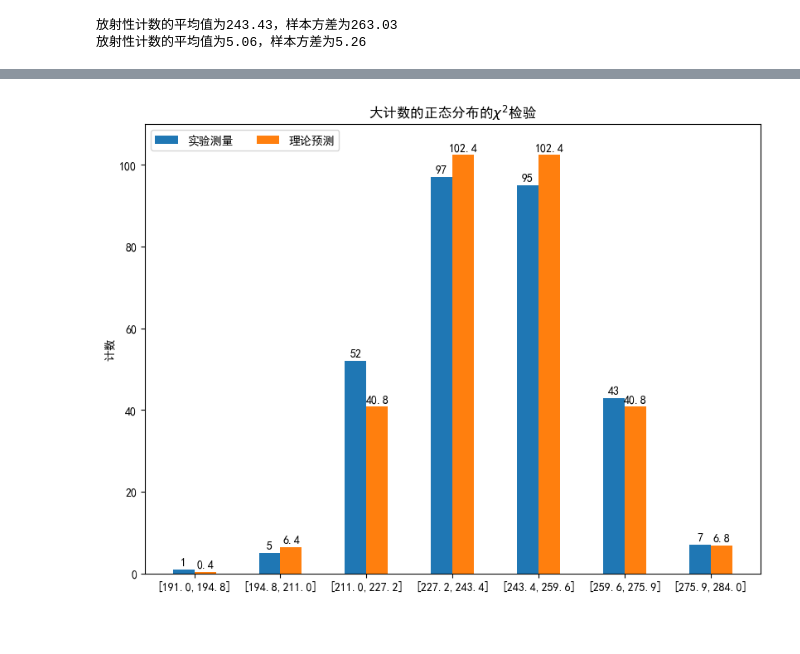
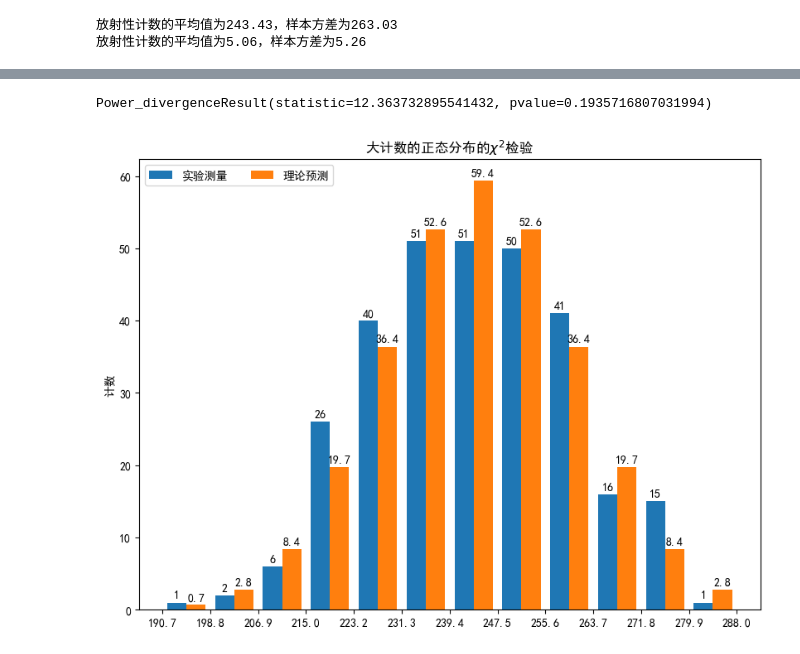
Before and after one commit to Xuanyiyiren/Fundamental-Laboratory-Experiment-in-Nuclear-Electronics-II, a Jupyter notebook: 实验1&8/exp1.ipynb, the cells around one changed output, grey strips where cells are left out. Cells and saved outputs as stored; diff of their text form; code cells hidden in the pictures.

```diff
--- a/实验1&8/exp1.ipynb
+++ b/实验1&8/exp1.ipynb
@@ -92,0 +87,11 @@ plt.show()
+# %%
+ave_t = N_t.mean()
+std_t = N_t.std(ddof = 1)
+
+bins_t = get_bins(N_t,ave_t+1/4*std_t,std_t/2)
+hist_t, _ = np.histogram(N_t, bins_t)
+count_t = hist_t.sum()
+plt.bar(bins_t[:-1]+std_t*0.25,hist_t,width=std_t*0.4)
+plt.xticks(np.round(bins_t,1))
+plt.grid()
+plt.show()
@@ -92,0 +100,8 @@ plt.show()
+# %%
+bins_standard=(bins_t-ave_t)/std_t
+expe_t = np.diff(norm.cdf(bins_standard))
+expe_t=expe_t/expe_t.sum()*count_t
+plt.bar(bins_t[:-1]+std_t*0.25,expe_t,width=std_t*0.4)
+plt.xticks(np.round(bins_t,1))
+plt.grid()
+plt.show()
@@ -93,31 +110,35 @@ plt.show()
+# %%
+chisquare(hist_t,expe_t,ddof=2)
+# %% [output]
+Power_divergenceResult(statistic=12.363732895541432, pvalue=0.1935716807031994)
 # %%
 bins_t_int =np.around( np.array(bins_t),1)
-species = [f'[{bins_t_int[i]},{bins_t_int[i+1]}]' for i in range(len(bins_t_int)-1)]
+species = [bins_t_int[i] for i in range(len(bins_t_int))]
 penguin_means = {
     '实验测量': hist_t,
     '理论预测': np.around(expe_t, decimals=1),
 }
 
-x = np.arange(len(species))  # the label locations
-width = 0.25  # the width of the bars
-multiplier = 0.5
+x = np.arange(len(species)-1)  # the label locations
+width = 0.4  # the width of the bars
+multiplier = -0.5
 
 fig, ax = plt.subplots(layout='constrained',figsize=(8,6))
 
 for attribute, measurement in penguin_means.items():
     offset = width * multiplier
     rects = ax.bar(x + offset, measurement, width, label=attribute)
     ax.bar_label(rects, padding=2)
     multiplier += 1
 
 # Add some text for labels, title and custom x-axis tick labels, etc.
 ax.set_ylabel('计数')
 ax.set_title(r'大计数的正态分布的$\chi^2$检验')
-ax.set_xticks(x + width, species)
+ax.set_xticks(np.arange(len(species))-0.5,species)
 ax.legend(loc='upper left', ncols=2)
 
-ax.set_ylim(0, 110)
+# ax.set_ylim(0, 110)
 
 plt.show()
 # %% [output]
-[figure, old version]
+[figure, new version]
```
Also changed, not shown: parts of 12 cells of this notebook, 7 other files.
